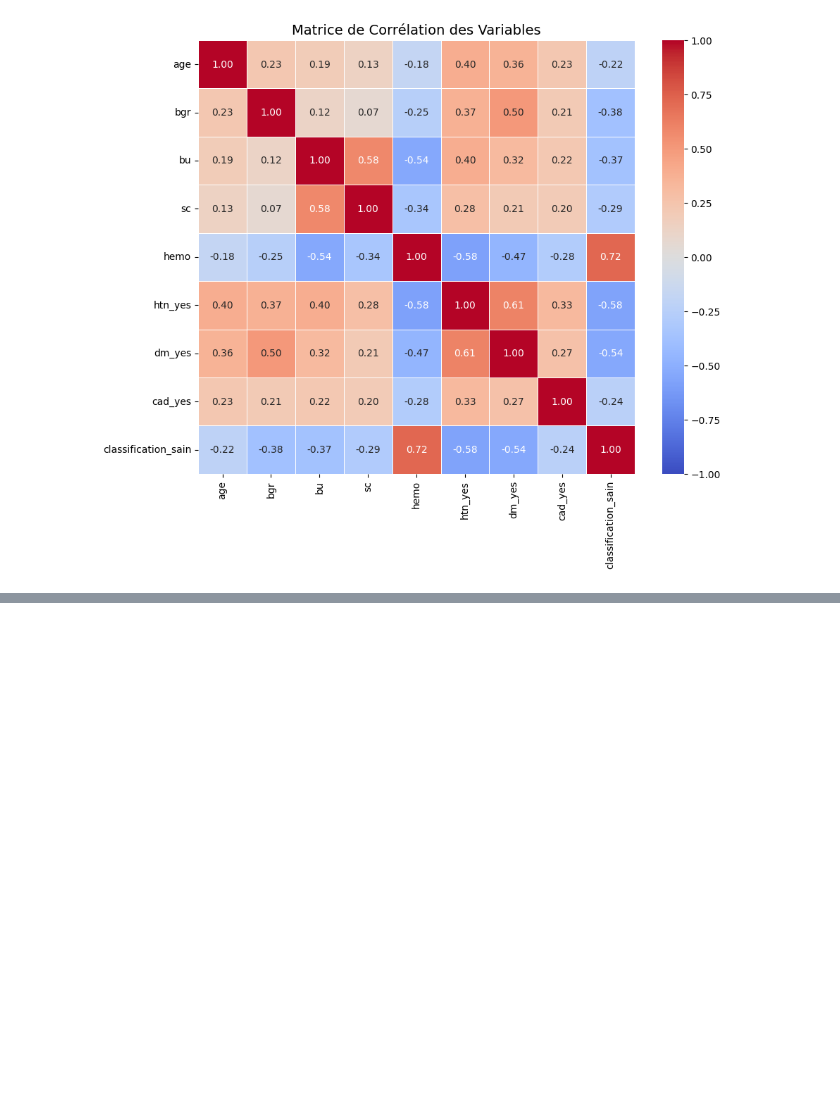
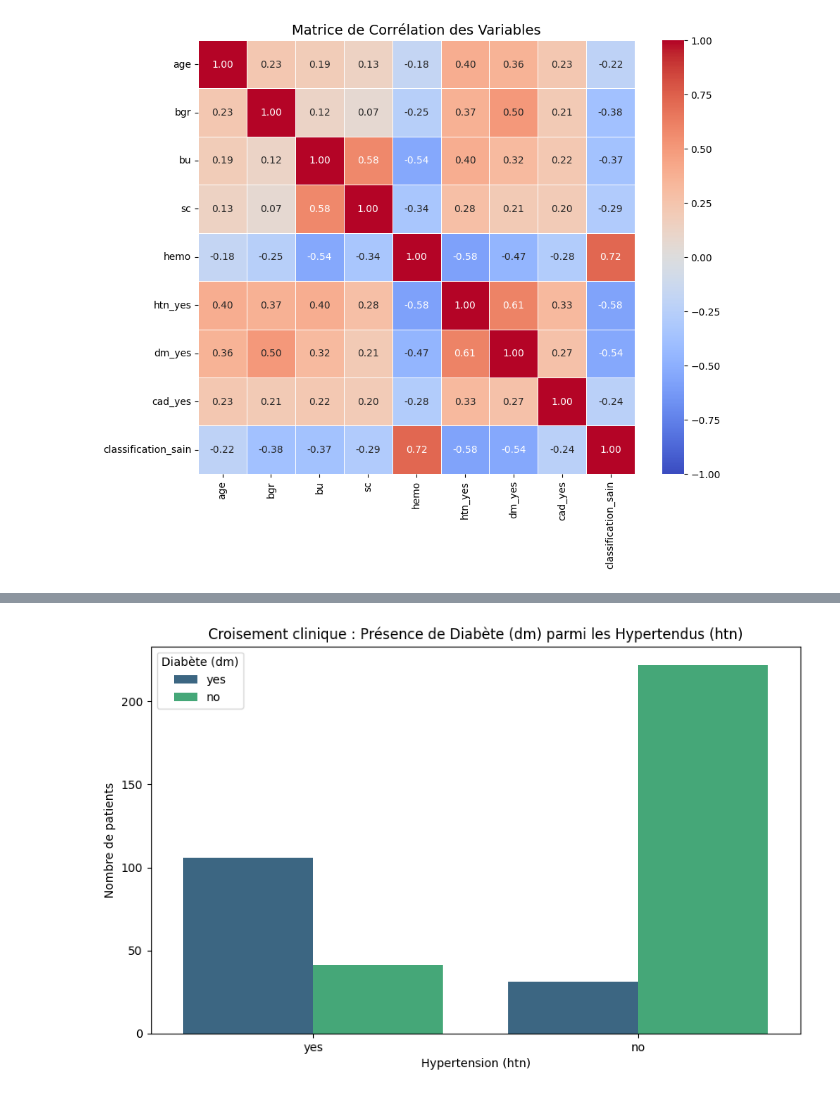
Before and after one commit to buddy-blue/kidney_disease, a Jupyter notebook: maladie_ren.ipynb, the cells around one changed output, grey strips where cells are left out. Saved outputs shown, nothing was run; the diff lists cells and outputs as text; code cells hidden in the pictures; blank space fills up the shorter version.

```diff
--- a/maladie_ren.ipynb
+++ b/maladie_ren.ipynb
@@ -544,0 +699,11 @@ plt.show()
+# %%
+#  Visualisation de l'impact du cumul des deux pathologies
+plt.figure(figsize=(10, 6))
+sns.countplot(data=data1, x='htn', hue='dm', palette='viridis')
+plt.title("Croisement clinique : Présence de Diabète (dm) parmi les Hypertendus (htn)")
+plt.xlabel("Hypertension (htn)")
+plt.ylabel("Nombre de patients")
+plt.legend(title="Diabète (dm)")
+plt.show()
+# %% [output]
+[figure, added]
```
Also changed, not shown: parts of 21 cells of this notebook.
